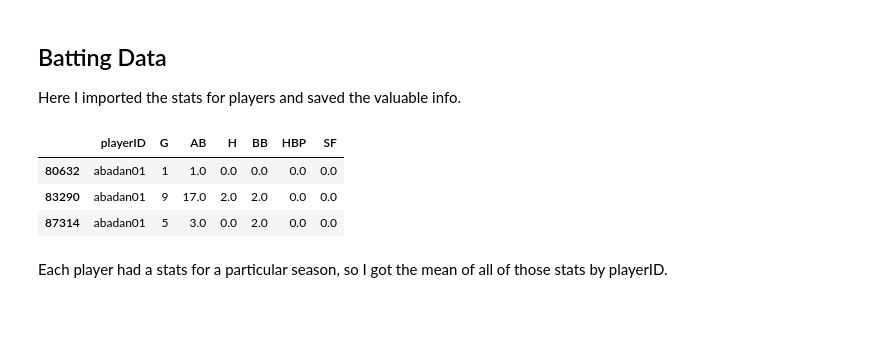
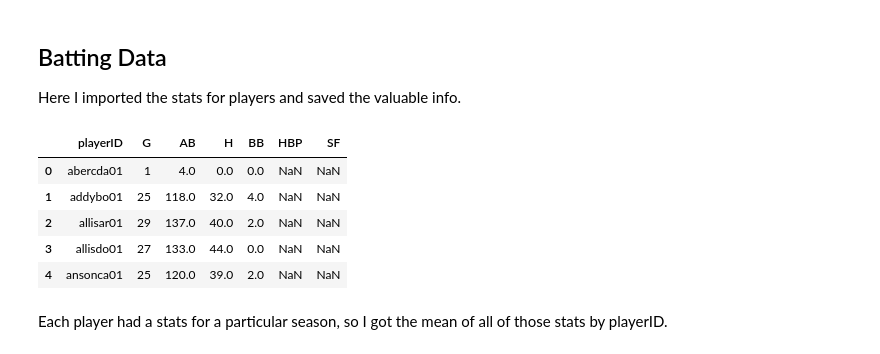
Before and after one commit to katjackson/money-ball, a Jupyter notebook: moneyball.ipynb, the cells around one changed output. Saved outputs shown, nothing was run; the diff lists cells and outputs as text; code cells hidden in the pictures; blank space fills up the shorter version.

```diff
--- a/moneyball.ipynb
+++ b/moneyball.ipynb
@@ -52,14 +51,15 @@ Filtered player data by players without a final game (players that have not yet
 ## Batting Data
 Here I imported the stats for players and saved the valuable info.
 # %%
-batting = pd.read_csv('data/core/Batting.csv')
-batting = batting[['playerID', 'G', 'AB', 'H', 'BB', 'HBP', 'SF']]
+batting = pd.read_csv('data/core/Batting.csv', usecols=['playerID', 'G', 'AB', 'H', 'BB', 'HBP', 'SF'])
 batting.head()
 # %% [output]
 |  | playerID | G | AB | H | BB | HBP | SF |
-| 80632 | abadan01 | 1 | 1.0 | 0.0 | 0.0 | 0.0 | 0.0 |
-| 83290 | abadan01 | 9 | 17.0 | 2.0 | 2.0 | 0.0 | 0.0 |
-| 87314 | abadan01 | 5 | 3.0 | 0.0 | 2.0 | 0.0 | 0.0 |
+| 0 | abercda01 | 1 | 4.0 | 0.0 | 0.0 | NaN | NaN |
+| 1 | addybo01 | 25 | 118.0 | 32.0 | 4.0 | NaN | NaN |
+| 2 | allisar01 | 29 | 137.0 | 40.0 | 2.0 | NaN | NaN |
+| 3 | allisdo01 | 27 | 133.0 | 44.0 | 0.0 | NaN | NaN |
+| 4 | ansonca01 | 25 | 120.0 | 39.0 | 2.0 | NaN | NaN |
 # %% [markdown]
 Each player had a stats for a particular season, so I got the mean of all of those stats by playerID.
 # %%
```
Also changed, not shown: parts of 12 cells of this notebook.
